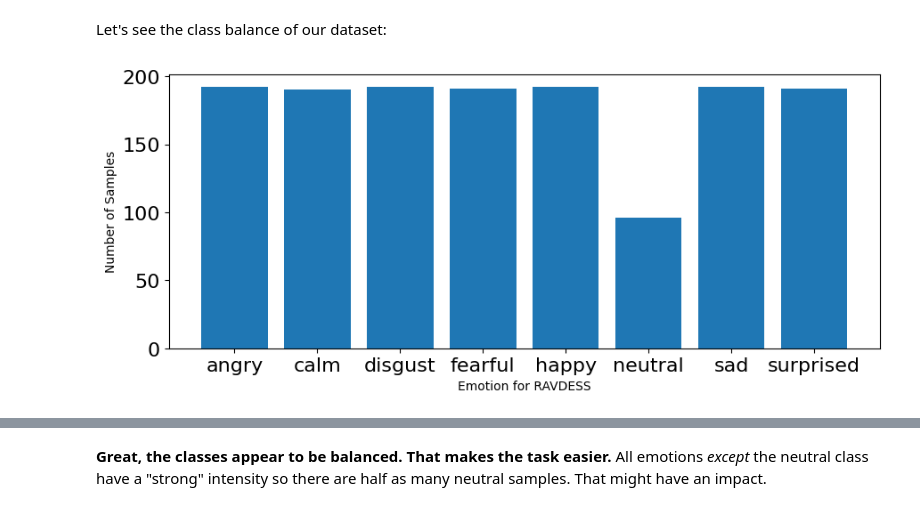
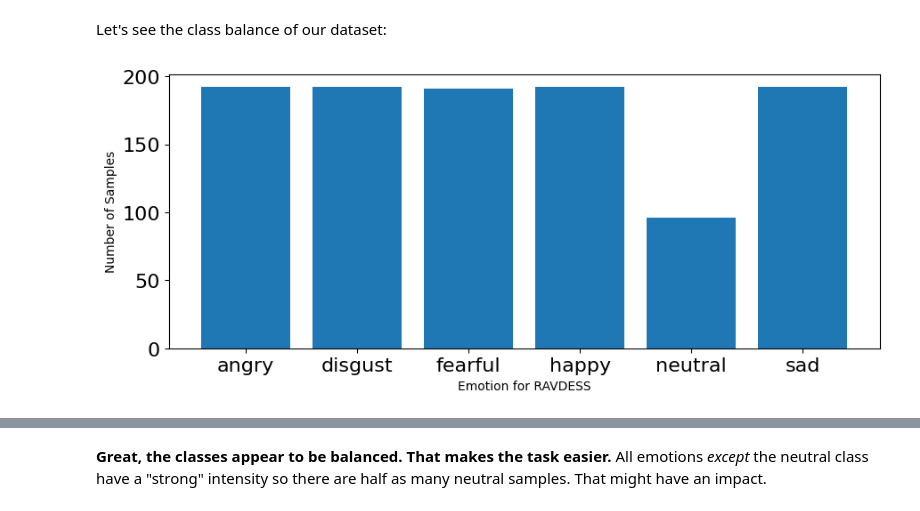
Before and after one commit to mxsu/Week3-Machine_Learning, a Jupyter notebook: Week_3_MachineLearning.ipynb, the cells around one changed output, grey strips where cells are left out. Saved outputs shown, nothing was run; the diff lists cells and outputs as text; code cells hidden in the pictures.

```diff
--- a/Week_3_MachineLearning.ipynb
+++ b/Week_3_MachineLearning.ipynb
@@ -530,17 +553,17 @@ Let's see the class balance of our dataset:
 # %%
 # plot emotions
 plt.figure(figsize=(35,4))
 plt.subplot(1,3,1)
 #np.unique returns ordered list of unique elements and count of each element
 emotion_list, count = np.unique(emotionsRAV, return_counts=True)
-plt.bar(x=range(8), height=count)
-plt.xticks(ticks=range(8), labels = [emotion for emotion in emotion_list],fontsize=10)
+plt.bar(x=range(6), height=count)
+plt.xticks(ticks=range(6), labels = [emotion for emotion in emotion_list],fontsize=10)
 plt.xlabel('Emotion for RAVDESS')
 plt.tick_params(labelsize=16)
 plt.ylabel('Number of Samples')
 plt.show()
 # %% [output]
-[figure, old version]
+[figure, new version]
 # %%
 #EMOTIONS FOR BOTH DATASETS
 
```
Also changed, not shown: parts of 16 cells of this notebook.
